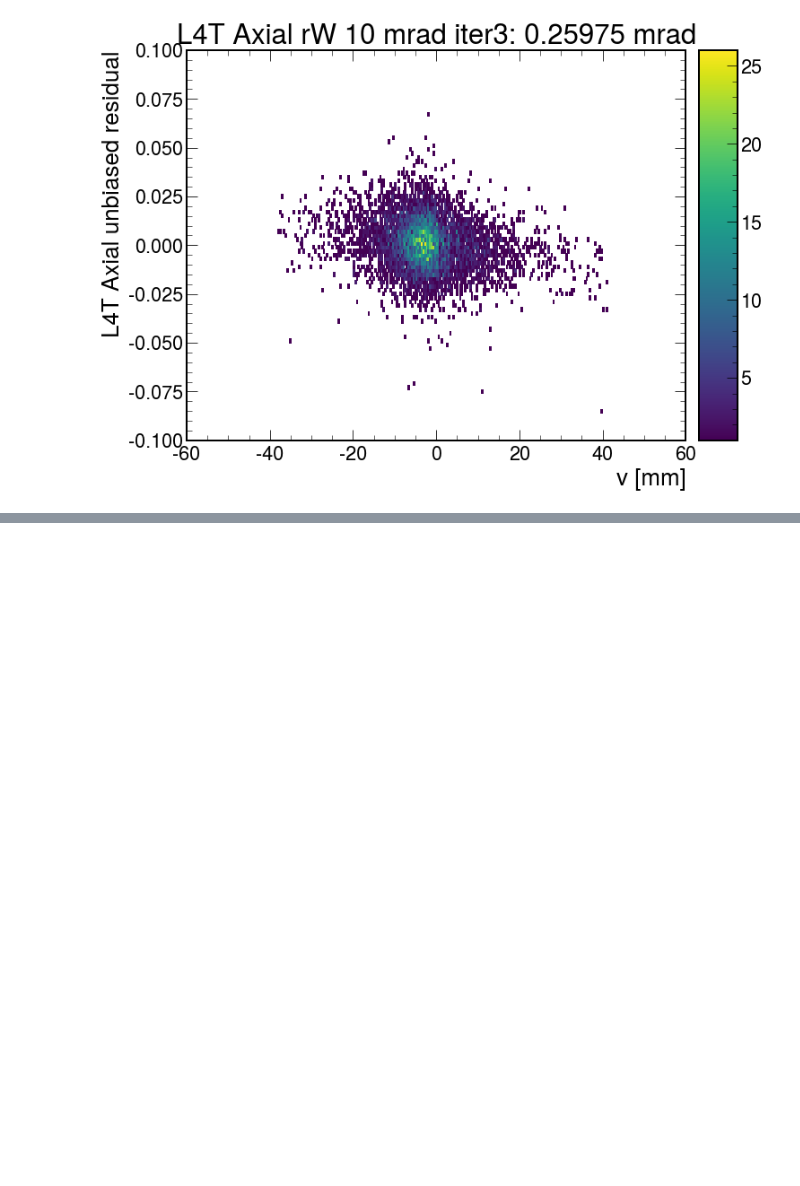
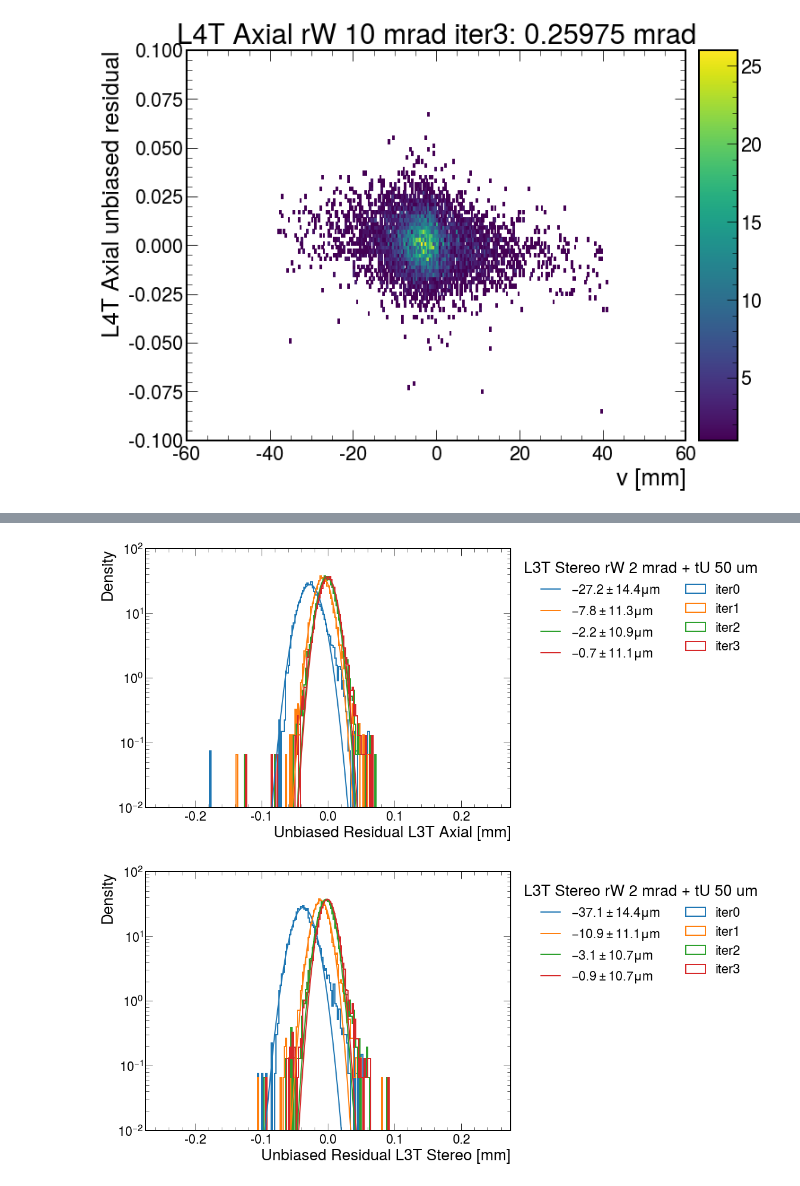
Before and after one commit to tomeichlersmith/hps, a Jupyter notebook: alignment/kf.ipynb, the cells around one changed output, grey strips where cells are left out. Saved outputs shown, nothing was run; the diff lists cells and outputs as text; code cells hidden in the pictures; blank space fills up the shorter version.

```diff
--- a/alignment/kf.ipynb
+++ b/alignment/kf.ipynb
@@ -75,0 +155,16 @@ d.plot2d_separate('res/uresidual_GBL_vs_v_pred_module_L4t_halfmodule_axial_senso
+# %%
+sensors = [
+    ('L3T Axial', 'res/uresidual_GBL_module_L3t_halfmodule_axial_sensor0'),
+    ('L3T Stereo', 'res/uresidual_GBL_module_L3t_halfmodule_stereo_sensor0'),
+]
+for name, hist in sensors :
+    d.plot1d(hist, f'Unbiased Residual {name} [mm]', ylabel='Density',
+             yscale='log', ylim = (0.01,100),
+             #yscale='linear',
+            include_mean = 'iterative', draw_mean = True, density = True,
+            legend_kw=dict(loc='upper left',bbox_to_anchor=(1.,1.), ncol=2),
+            #out_dir = os.getcwd()
+            )
+# %% [output]
+[figure, added]
+[figure, added]
```
Also changed, not shown: parts of 15 cells of this notebook.
